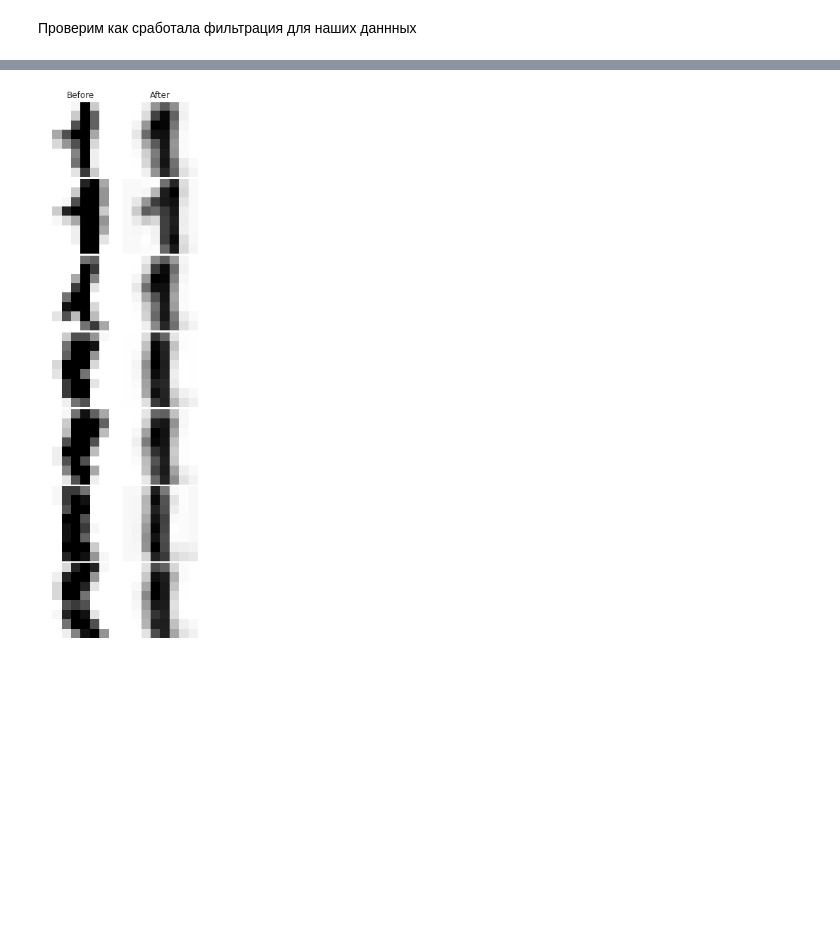
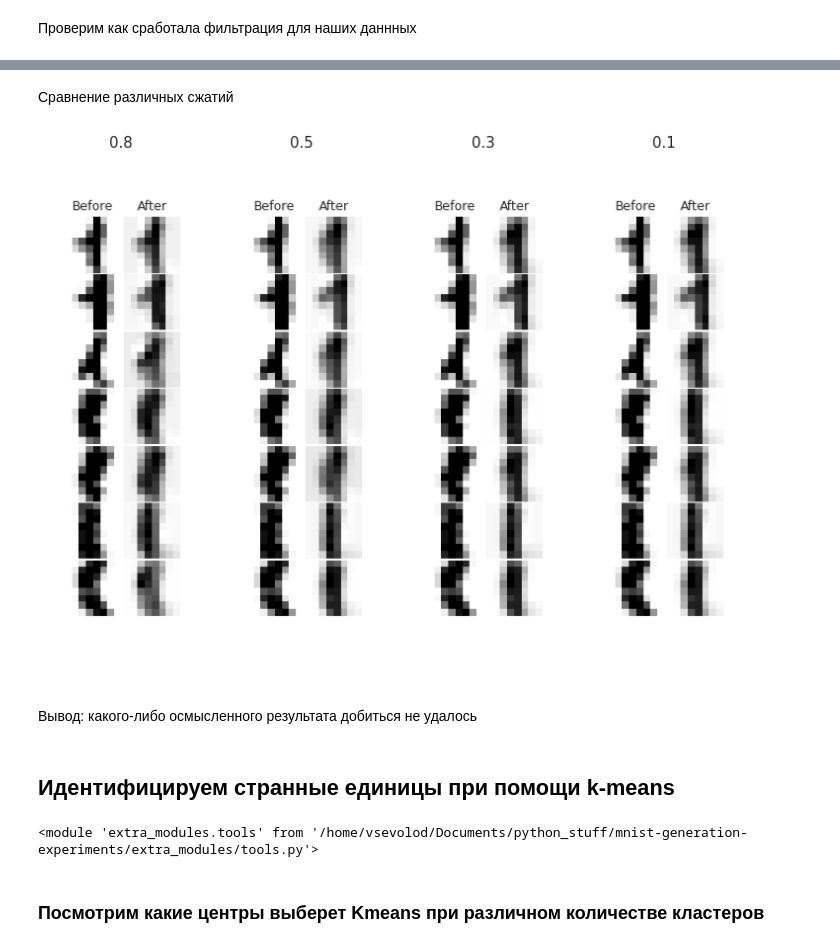
Before and after one commit to VsevolodKozlov-git/mnist-generation-experiments, a Jupyter notebook: main.ipynb, the cells around one changed output, grey strips where cells are left out. Cells and saved outputs as stored; diff of their text form; code cells hidden in the pictures; blank space fills up the shorter version.

```diff
--- a/main.ipynb
+++ b/main.ipynb
@@ -109,7 +104,7 @@ def filter_noises(X, save_data=0.8):
 def plot_change_in_images(imgs_before, imgs_after):
     cols = 2
     rows = imgs_before.shape[0]
-    fig, axis = plt.subplots(rows, cols, figsize=(4, 2 * rows))
+    fig, axis = plt.subplots(rows, cols, figsize=(2, 1 * rows))
     fig.subplots_adjust(wspace=0.025, hspace=0.025)
     for row in range(rows):
 
@@ -125,5 +120,6 @@ def plot_change_in_images(imgs_before, imgs_after):
     axis[0, 1].set_title('After')
     for ax in np.ravel(axis):
         ax.axis(False)
+    return fig
 # %% [markdown]
 Проверим как сработала фильтрация для наших даннных
@@ -135,4 +129,4 @@ def placeholder(data_saved):
     img_indexes = [8, 16, 34, 75, 69, 85, 169]
     before = X_ones[img_indexes]
     after = X_ones_filtered[img_indexes]
-    plot_change_in_images(before, after);
+    return plot_change_in_images(before, after)
@@ -143,4 +133,38 @@ placeholder(0.5)
-# %%
-placeholder(0.3)
-# %% [output]
-[figure, removed]
+# %% [markdown]
+Сравнение различных сжатий
+# %%
+import io
+from PIL import Image
+def buffer_plot_and_get(fig):
+    buf = io.BytesIO()
+    fig.savefig(buf)
+    buf.seek(0)
+    return Image.open(buf)
+# %%
+def img_to_figsize(img):
+    dpi = 80
+    height, width = img.size[:2]
+    figsize = [2 * width / float(dpi), 2 * height / float(dpi)]
+    return figsize
+# %%
+compressions = [0.8, 0.5, 0.3, 0.1]
+fig = placeholder(0.8)
+plt.close(fig)
+img = buffer_plot_and_get(fig)
+figsize = img_to_figsize(img)
+figsize[1] *= len(compressions)
+
+fig, axis = plt.subplots(1, len(compressions), figsize=figsize)
+for ax, compress in zip(np.ravel(axis), compressions):
+    fig = placeholder(compress)
+    img = buffer_plot_and_get(fig)
+    ax.imshow(img)
+    ax.axis(False)
+    ax.set_title(compress, fontsize=15)
+    plt.close(fig)
+# %% [output]
+[figure, added]
+# %% [markdown]
+Вывод: какого-либо осмысленного результата добиться не удалось
+# %% [markdown]
+## Идентифицируем странные единицы при помощи k-means
@@ -146,0 +173,6 @@ placeholder(0.3)
+# %%
+reload(tools)
+# %% [output]
+<module 'extra_modules.tools' from '/home/vsevolod/Documents/python_stuff/mnist-generation-experiments/extra_modules/tools.py'>
+# %% [markdown]
+### Посмотрим какие центры выберет Kmeans при различном количестве кластеров
```
Also changed, not shown: parts of 21 cells of this notebook, 1 other file.
